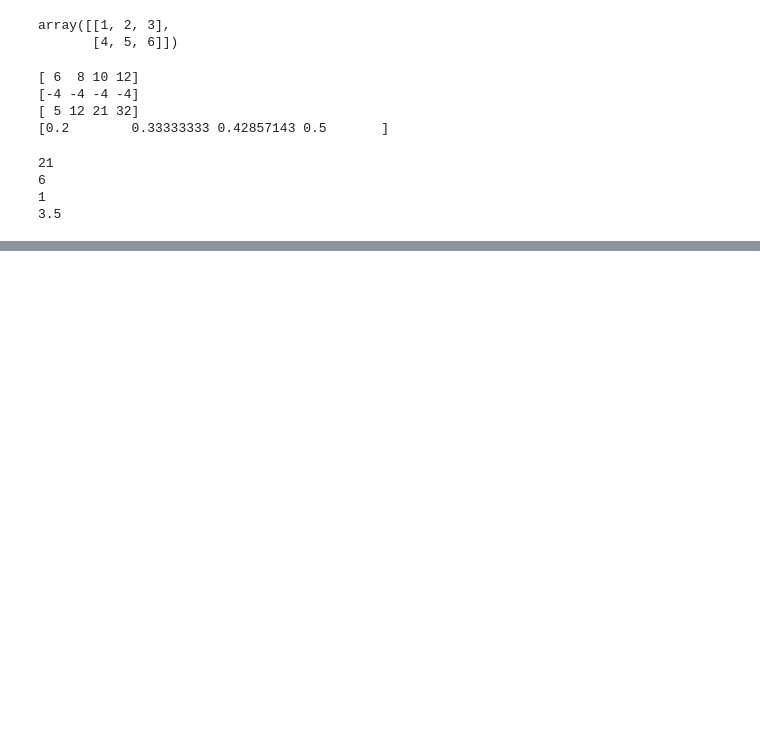
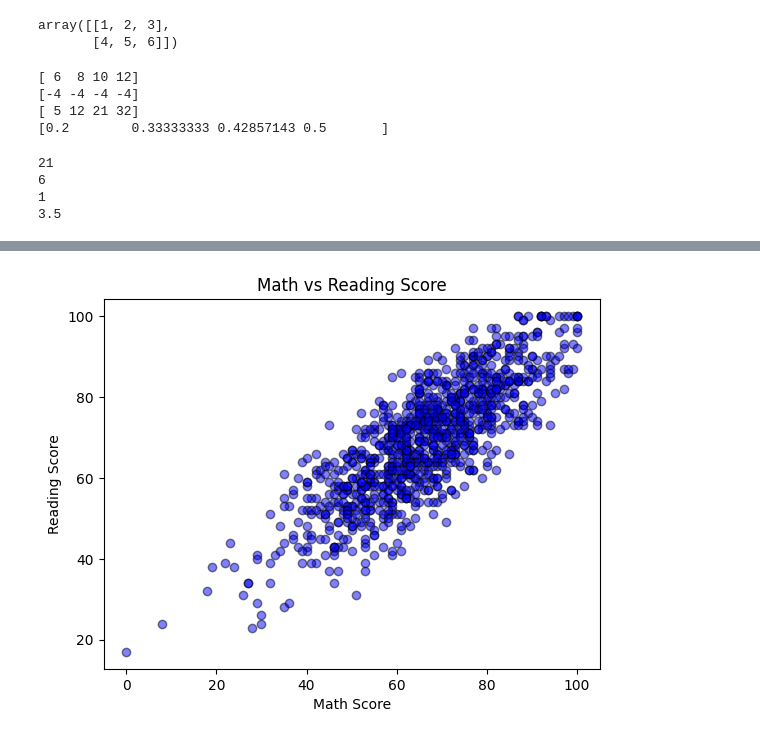
Before and after one commit to kamam1234/Python, a Jupyter notebook: GCF/4.ipynb, the cells around one changed output, grey strips where cells are left out. Drawn from its saved outputs; the diff is of its cells as text; code cells hidden in the pictures; blank space fills up the shorter version.

```diff
--- a/GCF/4.ipynb
+++ b/GCF/4.ipynb
@@ -100,0 +285,9 @@ print(arr.mean())  # Mean of all elements
+# %%
+# Scatter plot
+plt.scatter(df['math score'], df['reading score'], alpha=0.5, color='blue', edgecolor='black')
+plt.title('Math vs Reading Score')
+plt.xlabel('Math Score')
+plt.ylabel('Reading Score')
+plt.show()
+# %% [output]
+[figure, added]
```
Also changed, not shown: parts of 17 cells of this notebook.
